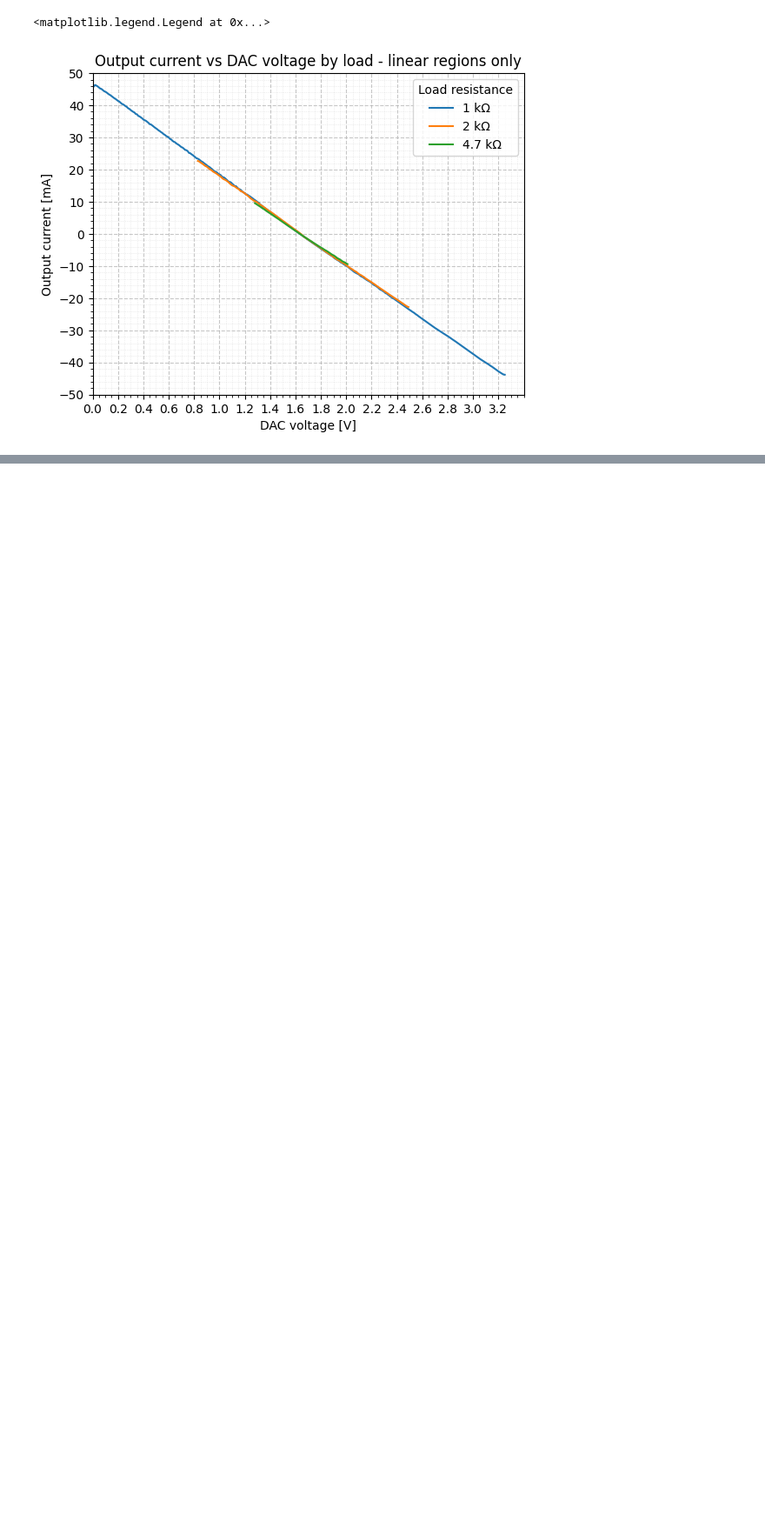
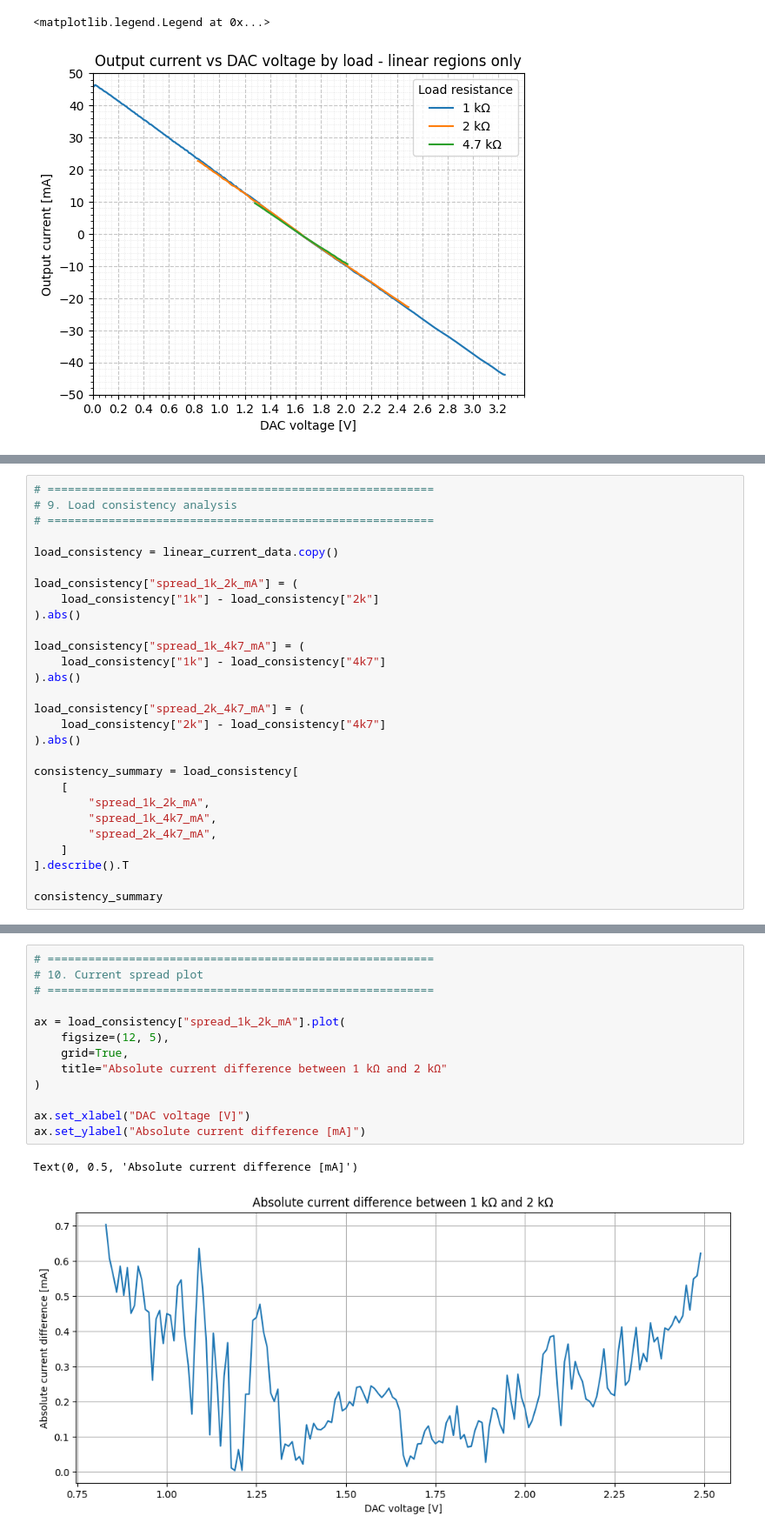
Before and after one commit to import-tiago/FEI, a Jupyter notebook: MSc/PEL309/Analysis/PEL309.ipynb, the cells around one changed output, grey strips where cells are left out. Shown at 87% size. Saved outputs shown, nothing was run; the diff lists cells and outputs as text; blank space fills up the shorter version.

```diff
--- a/MSc/PEL309/Analysis/PEL309.ipynb
+++ b/MSc/PEL309/Analysis/PEL309.ipynb
@@ -345,0 +661,28 @@ ax.legend(["1 kΩ", "2 kΩ", "4.7 kΩ"], title="Load resistance")
+# %%
+# =========================================================
+# 9. Load consistency analysis
+# =========================================================
+
+load_consistency = linear_current_data.copy()
+
+load_consistency["spread_1k_2k_mA"] = (
+    load_consistency["1k"] - load_consistency["2k"]
+).abs()
+
+load_consistency["spread_1k_4k7_mA"] = (
+    load_consistency["1k"] - load_consistency["4k7"]
+).abs()
+
+load_consistency["spread_2k_4k7_mA"] = (
+    load_consistency["2k"] - load_consistency["4k7"]
+).abs()
+
+consistency_summary = load_consistency[
+    [
+        "spread_1k_2k_mA",
+        "spread_1k_4k7_mA",
+        "spread_2k_4k7_mA",
+    ]
+].describe().T
+
+consistency_summary
@@ -345,0 +695,16 @@ ax.legend(["1 kΩ", "2 kΩ", "4.7 kΩ"], title="Load resistance")
+# %%
+# =========================================================
+# 10. Current spread plot
+# =========================================================
+
+ax = load_consistency["spread_1k_2k_mA"].plot(
+    figsize=(12, 5),
+    grid=True,
+    title="Absolute current difference between 1 kΩ and 2 kΩ"
+)
+
+ax.set_xlabel("DAC voltage [V]")
+ax.set_ylabel("Absolute current difference [mA]")
+# %% [output]
+Text(0, 0.5, 'Absolute current difference [mA]')
+[figure, added]
```
Also changed, not shown: parts of 15 cells of this notebook.
